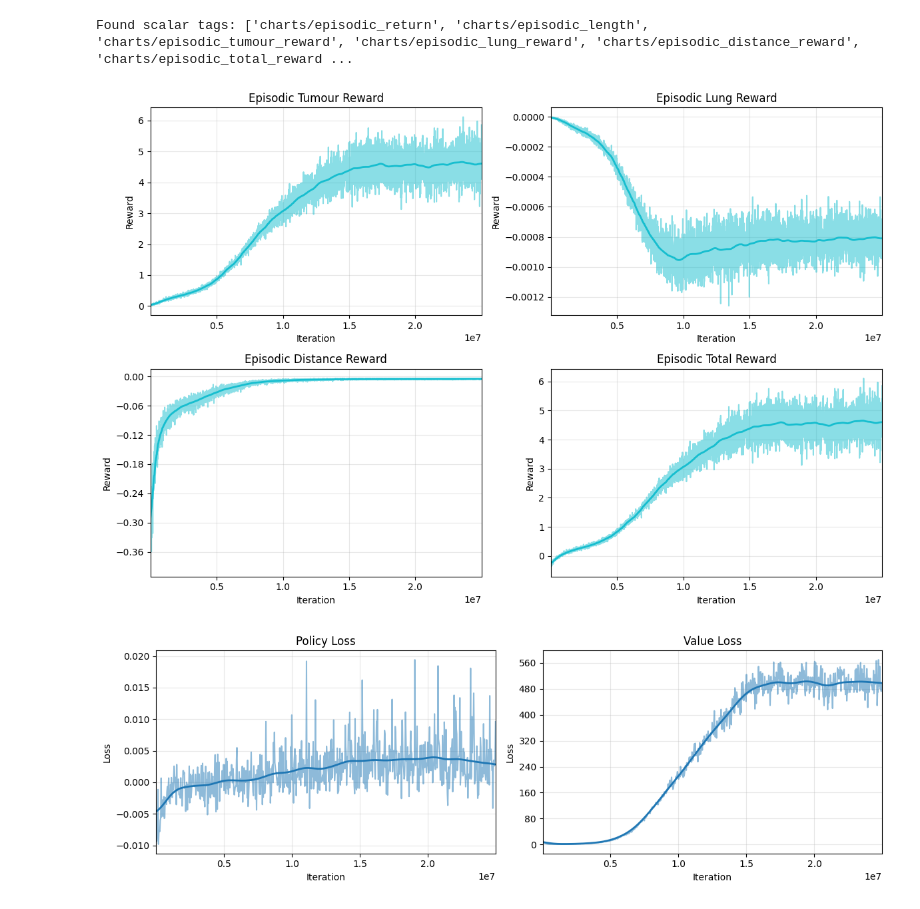
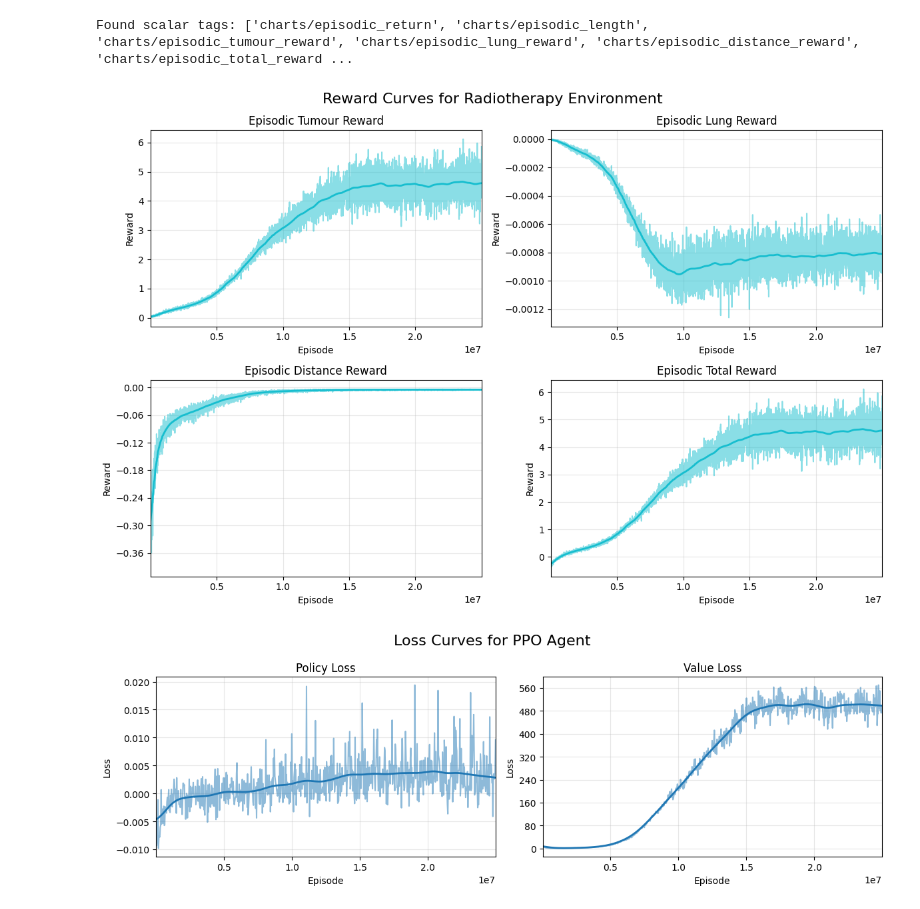
Before and after one commit to rmaguado/ppo-radiotherapy, a Jupyter notebook: notebooks/training-curve.ipynb, the cells around one changed output. Drawn from its saved outputs; the diff is of its cells as text; code cells hidden in the pictures.

```diff
--- a/notebooks/training-curve.ipynb
+++ b/notebooks/training-curve.ipynb
@@ -67,32 +68,34 @@ def plot_scalar_data(ax, data, title, xlabel, ylabel, sigma=50, color="#17becf")
     ax.yaxis.set_major_locator(plt.MaxNLocator(8))
 # %%
 def plot_reward_scalar(ax, data, title):
-    plot_scalar_data(ax, data, title=title, xlabel="Iteration", ylabel="Reward", sigma=50)
+    plot_scalar_data(ax, data, title=title, xlabel="Episode", ylabel="Reward", sigma=50)
 
 episodic_tumour_reward = scalar_data["charts/episodic_tumour_reward"]
 episodic_lung_reward = scalar_data["charts/episodic_lung_reward"]
 episodic_distance_reward = scalar_data["charts/episodic_distance_reward"]
 episodic_total_reward = scalar_data["charts/episodic_total_reward"]
 
 fig, axs = plt.subplots(2, 2, figsize=(12, 8))
 plot_reward_scalar(axs[0, 0], episodic_tumour_reward, "Episodic Tumour Reward")
 plot_reward_scalar(axs[0, 1], episodic_lung_reward, "Episodic Lung Reward")
 plot_reward_scalar(axs[1, 0], episodic_distance_reward, "Episodic Distance Reward")
 plot_reward_scalar(axs[1, 1], episodic_total_reward, "Episodic Total Reward")
 
+fig.suptitle("Reward Curves for Radiotherapy Environment", fontsize=16)
+
 plt.tight_layout()
 if save_figures:
     plt.savefig("figures/reward_curves.png", dpi=600)
 else:
     plt.show()
 # %% [output]
-[figure, old version]
+[figure, new version]
 # %%
 # loss scalars
 # 'losses/value_loss', 'losses/policy_loss', 'losses/entropy', 'losses/old_approx_kl', 'losses/approx_kl', 'losses/clipfrac', 'losses/explained_variance'
 
 def plot_loss_scalar(ax, data, title, sigma=20):
-    plot_scalar_data(ax, data, title=title, xlabel="Iteration", ylabel="Loss", sigma=sigma, color="#1f77b4")
+    plot_scalar_data(ax, data, title=title, xlabel="Episode", ylabel="Loss", sigma=sigma, color="#1f77b4")
 
 value_loss = scalar_data["losses/value_loss"]
 policy_loss = scalar_data["losses/policy_loss"]
@@ -101,12 +104,14 @@ fig, axs = plt.subplots(1, 2, figsize=(12, 4))
 plot_loss_scalar(axs[0], policy_loss, "Policy Loss")
 plot_loss_scalar(axs[1], value_loss, "Value Loss")
 
+fig.suptitle("Loss Curves for PPO Agent", fontsize=16)
+
 plt.tight_layout()
 if save_figures:
     plt.savefig("figures/loss_curves.png", dpi=600)
 else:
     plt.show()
 # %% [output]
-[figure, old version]
+[figure, new version]
 # %%
 def plot_diagnostic_scalar(ax, data, title):
```
Also changed, not shown: parts of 3 cells of this notebook.
